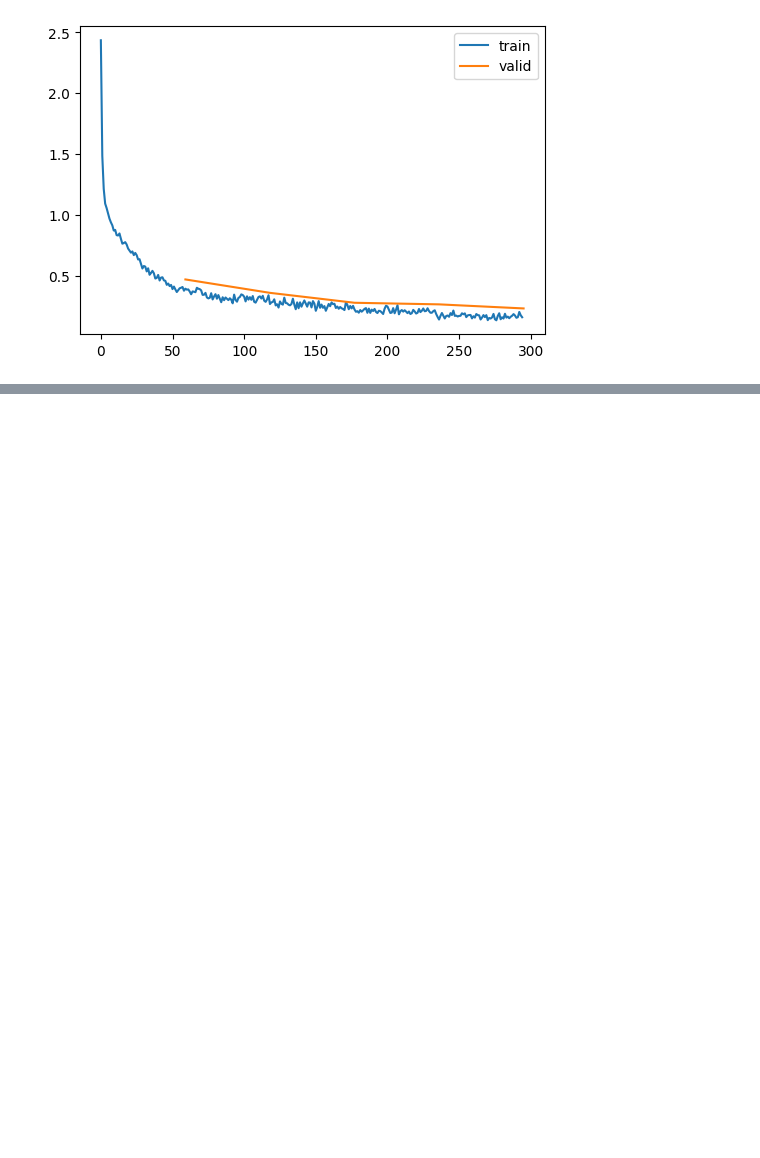
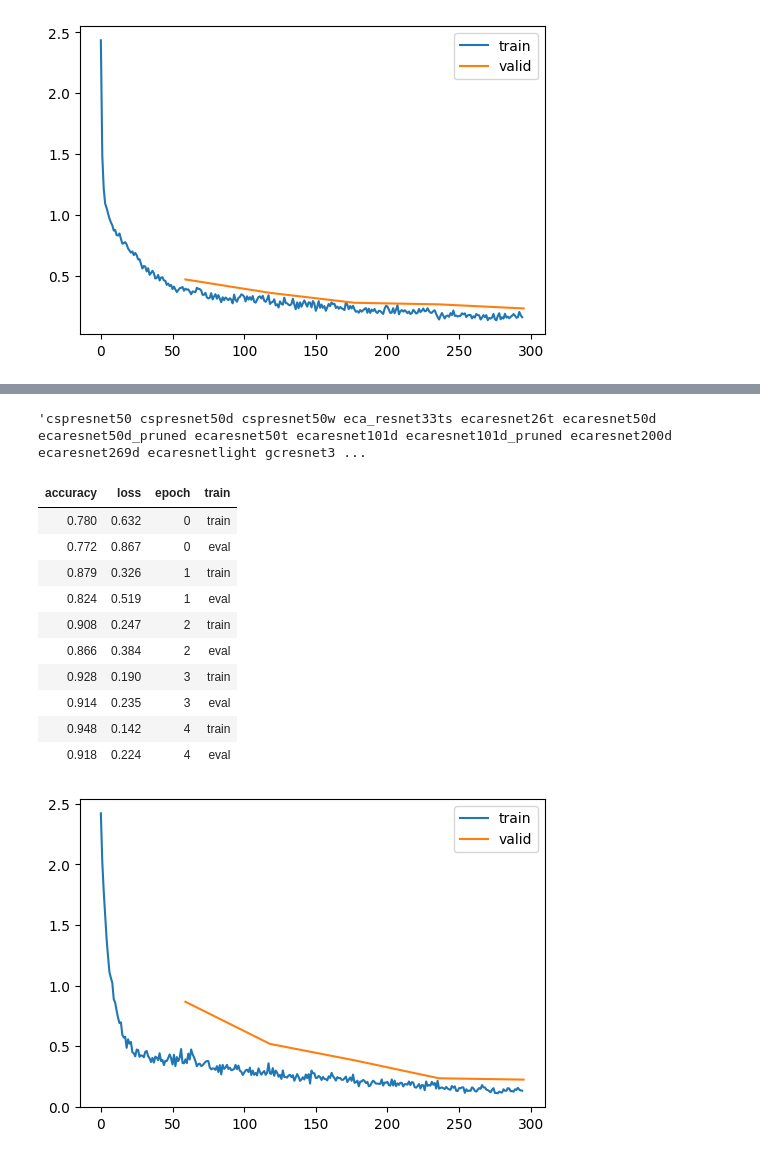
Before and after one commit to satani99/fastai_22_2, a Jupyter notebook: resnet.ipynb, the cells around one changed output, grey strips where cells are left out. Cells and saved outputs as stored; diff of their text form; code cells hidden in the pictures; blank space fills up the shorter version.

```diff
--- a/resnet.ipynb
+++ b/resnet.ipynb
@@ -124,0 +237,27 @@ learn.fit(epochs)
+# %%
+' '.join(timm.list_models('*resnet*'))
+# %% [output]
+'cspresnet50 cspresnet50d cspresnet50w eca_resnet33ts ecaresnet26t ecaresnet50d ecaresnet50d_pruned ecaresnet50t ecaresnet101d ecaresnet101d_pruned ecaresnet200d ecaresnet269d ecaresnetlight gcresnet3 ...
+# %%
+model = timm.create_model('resnet18d', in_chans=1, num_classes=10)
+# %%
+lr = 2e-2
+tmax = epochs * len(dls.train)
+sched = partial(lr_scheduler.OneCycleLR, max_lr=lr, total_steps=tmax)
+xtra = [BatchSchedCB(sched)]
+learn = TrainLearner(model, dls, F.cross_entropy, lr=lr, cbs=cbs+xtra, opt_func=optim.AdamW)
+# %%
+learn.fit(epochs)
+# %% [output]
+| accuracy | loss | epoch | train |
+| 0.780 | 0.632 | 0 | train |
+| 0.772 | 0.867 | 0 | eval |
+| 0.879 | 0.326 | 1 | train |
+| 0.824 | 0.519 | 1 | eval |
+| 0.908 | 0.247 | 2 | train |
+| 0.866 | 0.384 | 2 | eval |
+| 0.928 | 0.190 | 3 | train |
+| 0.914 | 0.235 | 3 | eval |
+| 0.948 | 0.142 | 4 | train |
+| 0.918 | 0.224 | 4 | eval |
+[figure, added]
```
Also changed, not shown: parts of 10 cells of this notebook.
